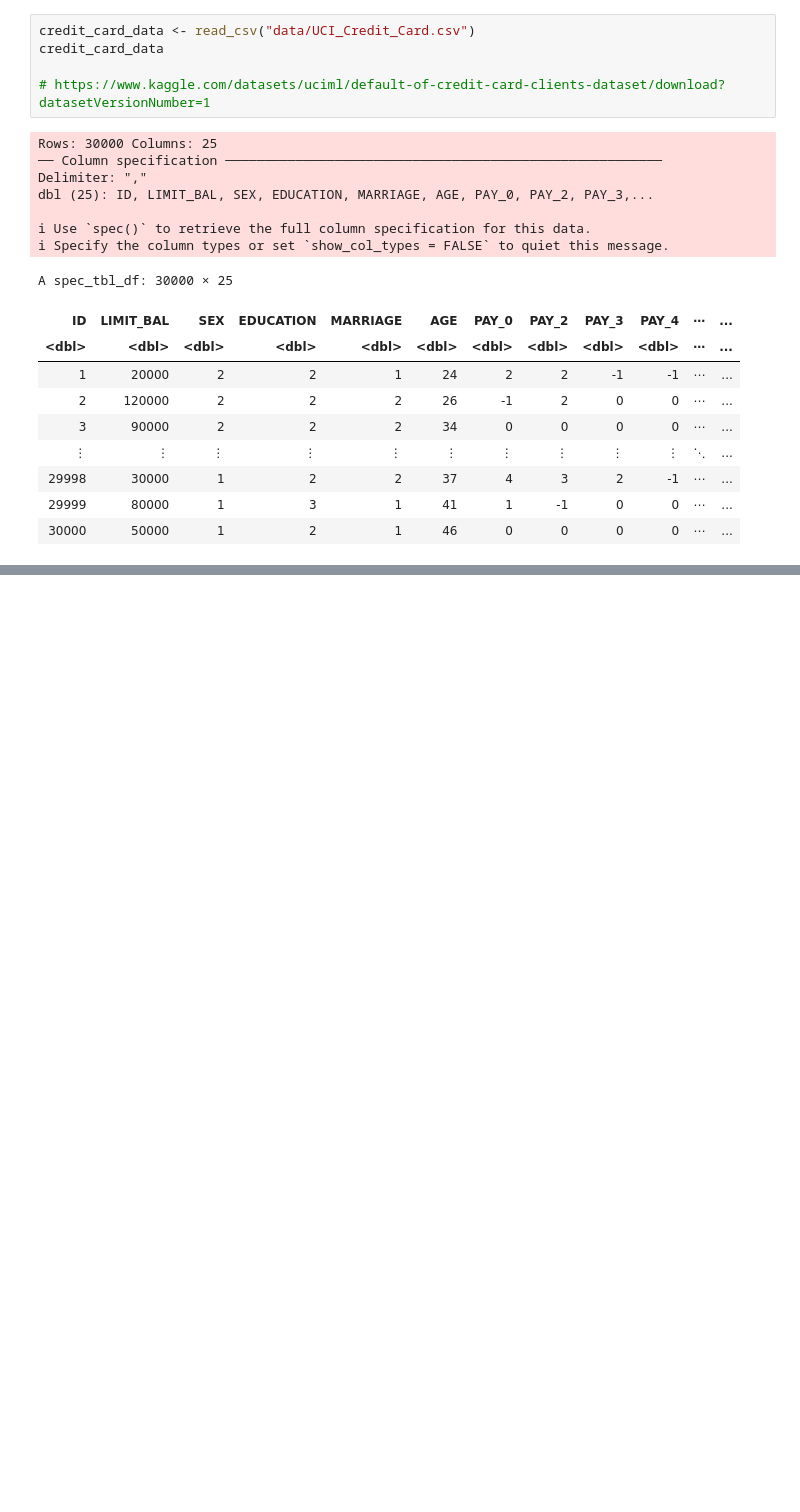
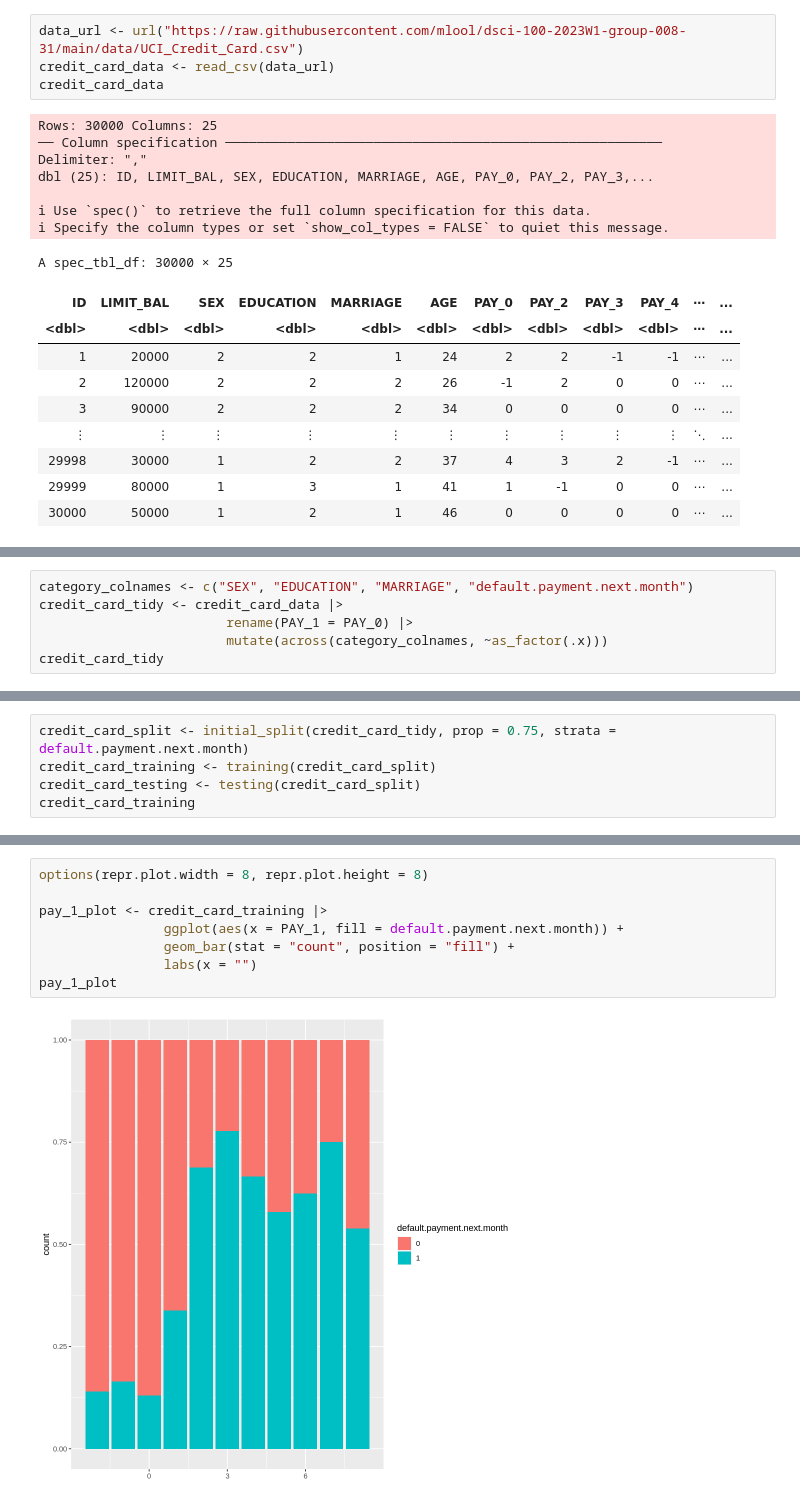
Before and after one commit to mlool/dsci-100-2023W1-group-008-31, a Jupyter notebook: test.ipynb, the cells around one changed output, grey strips where cells are left out. Cells and saved outputs as stored; diff of their text form; blank space fills up the shorter version.

```diff
--- a/test.ipynb
+++ b/test.ipynb
@@ -27,8 +33,7 @@ options(repr.matrix.max.rows = 6)
 # %%
-credit_card_data <- read_csv("data/UCI_Credit_Card.csv")
+data_url <- url("https://raw.githubusercontent.com/mlool/dsci-100-2023W1-group-008-31/main/data/UCI_Credit_Card.csv")
+credit_card_data <- read_csv(data_url)
 credit_card_data
-
-# https://www.kaggle.com/datasets/uciml/default-of-credit-card-clients-dataset/download?datasetVersionNumber=1
 # %% [output]
 Rows: 30000 Columns: 25
 ── Column specification ────────────────────────────────────────────────────────
@@ -51,0 +57,6 @@ From the webpage, we see that ID represent the ID of the client, LIMIT_BAL
+# %%
+category_colnames <- c("SEX", "EDUCATION", "MARRIAGE", "default.payment.next.month")
+credit_card_tidy <- credit_card_data |>
+                        rename(PAY_1 = PAY_0) |>
+                        mutate(across(category_colnames, ~as_factor(.x)))
+credit_card_tidy
@@ -51,0 +89,5 @@ From the webpage, we see that ID represent the ID of the client, LIMIT_BAL
+# %%
+credit_card_split <- initial_split(credit_card_tidy, prop = 0.75, strata = default.payment.next.month)
+credit_card_training <- training(credit_card_split)
+credit_card_testing <- testing(credit_card_split)
+credit_card_training
@@ -51,0 +184,10 @@ From the webpage, we see that ID represent the ID of the client, LIMIT_BAL
+# %%
+options(repr.plot.width = 8, repr.plot.height = 8)
+
+pay_1_plot <- credit_card_training |>
+                ggplot(aes(x = PAY_1, fill = default.payment.next.month)) +
+                geom_bar(stat = "count", position = "fill") +
+                labs(x = "")
+pay_1_plot
+# %% [output]
+[figure, added]
```
Also changed, not shown: parts of 14 cells of this notebook.
